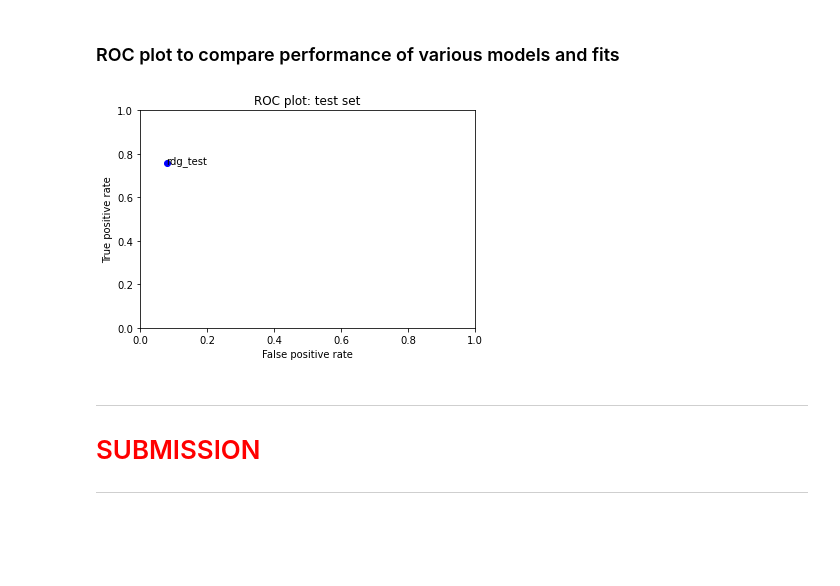
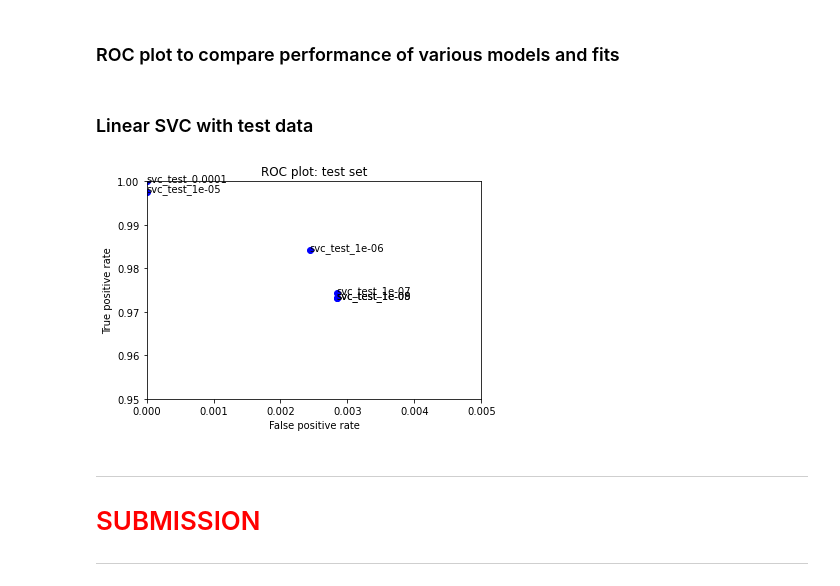
Before and after one commit to jeremy0dell/machine-learning, a Jupyter notebook: moviereviews_first_full_iteration.ipynb, the cells around one changed output. Drawn from its saved outputs; the diff is of its cells as text; code cells hidden in the pictures; blank space fills up the shorter version.

```diff
--- a/moviereviews_first_full_iteration.ipynb
+++ b/moviereviews_first_full_iteration.ipynb
@@ -484,20 +490,45 @@ print(rdf_performance_test.performance_measures)
 # %% [markdown]
 ### ROC plot to compare performance of various models and fits
 # %%
-fits = [rdg_performance_test]
+# fits = [rdg_performance_test]
 
-for fit in fits:
-    plt.plot(fit.performance_measures['FP'] / fit.performance_measures['Neg'],
-             fit.performance_measures['TP'] / fit.performance_measures['Pos'], 'bo')
-    plt.text(fit.performance_measures['FP'] / fit.performance_measures['Neg'],
-             fit.performance_measures['TP'] / fit.performance_measures['Pos'], fit.desc)
-plt.axis([0, 1, 0, 1])
-plt.title('ROC plot: test set')
-plt.xlabel('False positive rate')
-plt.ylabel('True positive rate')
-plt.show()
+# for fit in fits:
+#     plt.plot(fit.performance_measures['FP'] / fit.performance_measures['Neg'],
+#              fit.performance_measures['TP'] / fit.performance_measures['Pos'], 'bo')
+#     plt.text(fit.performance_measures['FP'] / fit.performance_measures['Neg'],
+#              fit.performance_measures['TP'] / fit.performance_measures['Pos'], fit.desc)
+# plt.axis([0, 1, 0, 1])
+# plt.title('ROC plot: test set')
+# plt.xlabel('False positive rate')
+# plt.ylabel('True positive rate')
+# plt.show()
-# %% [output]
-[figure, removed]
+# %% [markdown]
+### Linear SVC with test data
+# %%
+c_vals = [0.0001, 0.00001, 0.000001, 0.0000001, 0.00000001, 0.000000001]
+performance_measures = []
+
+for c in c_vals:
+    svc = LinearSVC(C=c)
+    svc.fit(X_test, y_test)
+
+    svc_performance_test = BinaryClassificationPerformance(svc.predict(X_test), y_test, 'svc_test_' + str(c))
+    svc_performance_test.compute_measures()
+    performance_measures.append(svc_performance_test)
+
+
+for measure in performance_measures:
+    plt.plot(measure.performance_measures['FP'] / measure.performance_measures['Neg'],
+             measure.performance_measures['TP'] / measure.performance_measures['Pos'], 'bo')
+    plt.text(measure.performance_measures['FP'] / measure.performance_measures['Neg'],
+             measure.performance_measures['TP'] / measure.performance_measures['Pos'], measure.desc)
+plt.axis([0, 0.005, 0.95, 1])
+plt.title('ROC plot: test set')
+plt.xlabel('False positive rate')
+plt.ylabel('True positive rate')
+plt.show()
+# %% [output]
+[figure, added]
 # %% [markdown]
 ---
 
```
Also changed, not shown: parts of 13 cells of this notebook.
